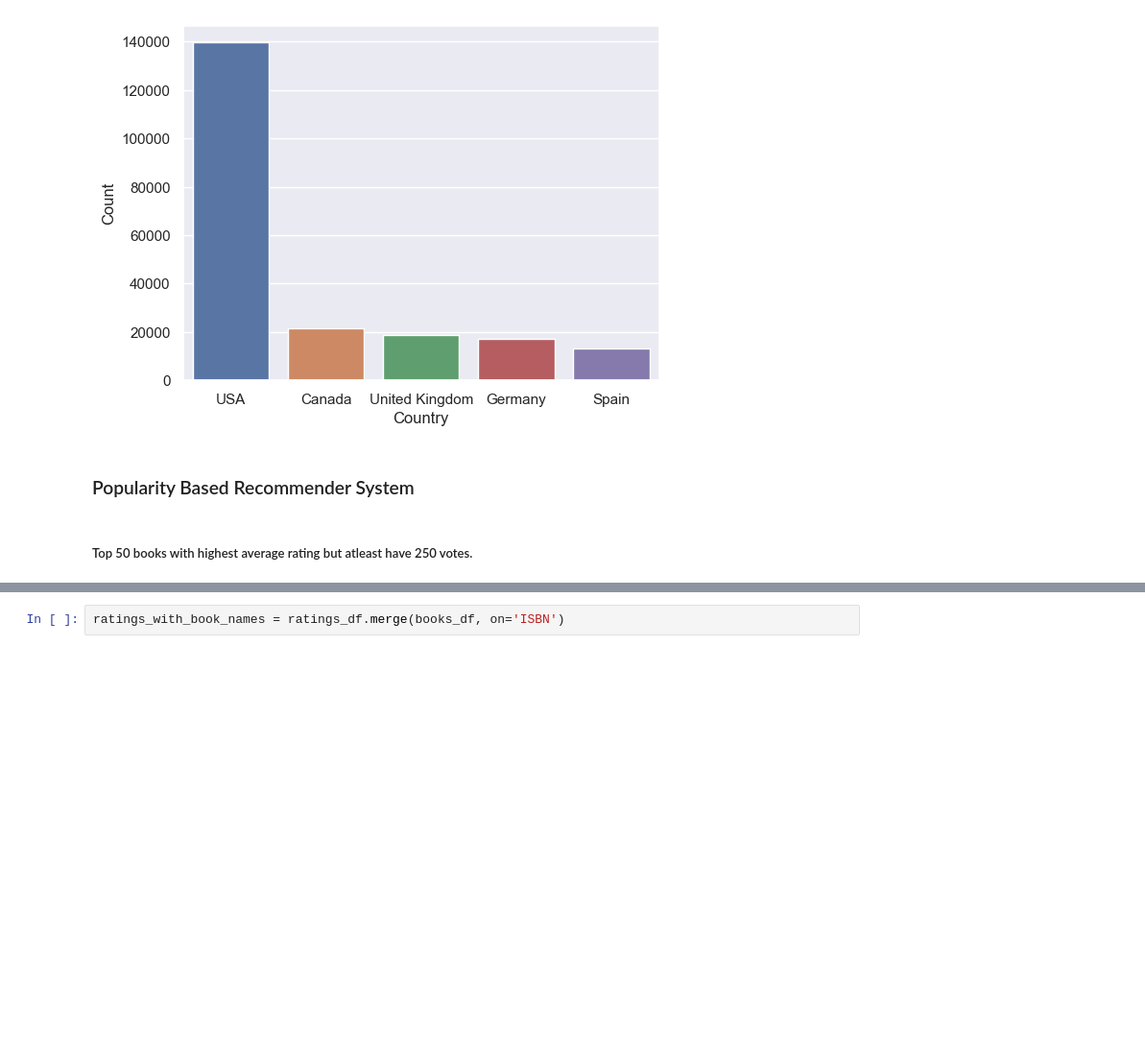
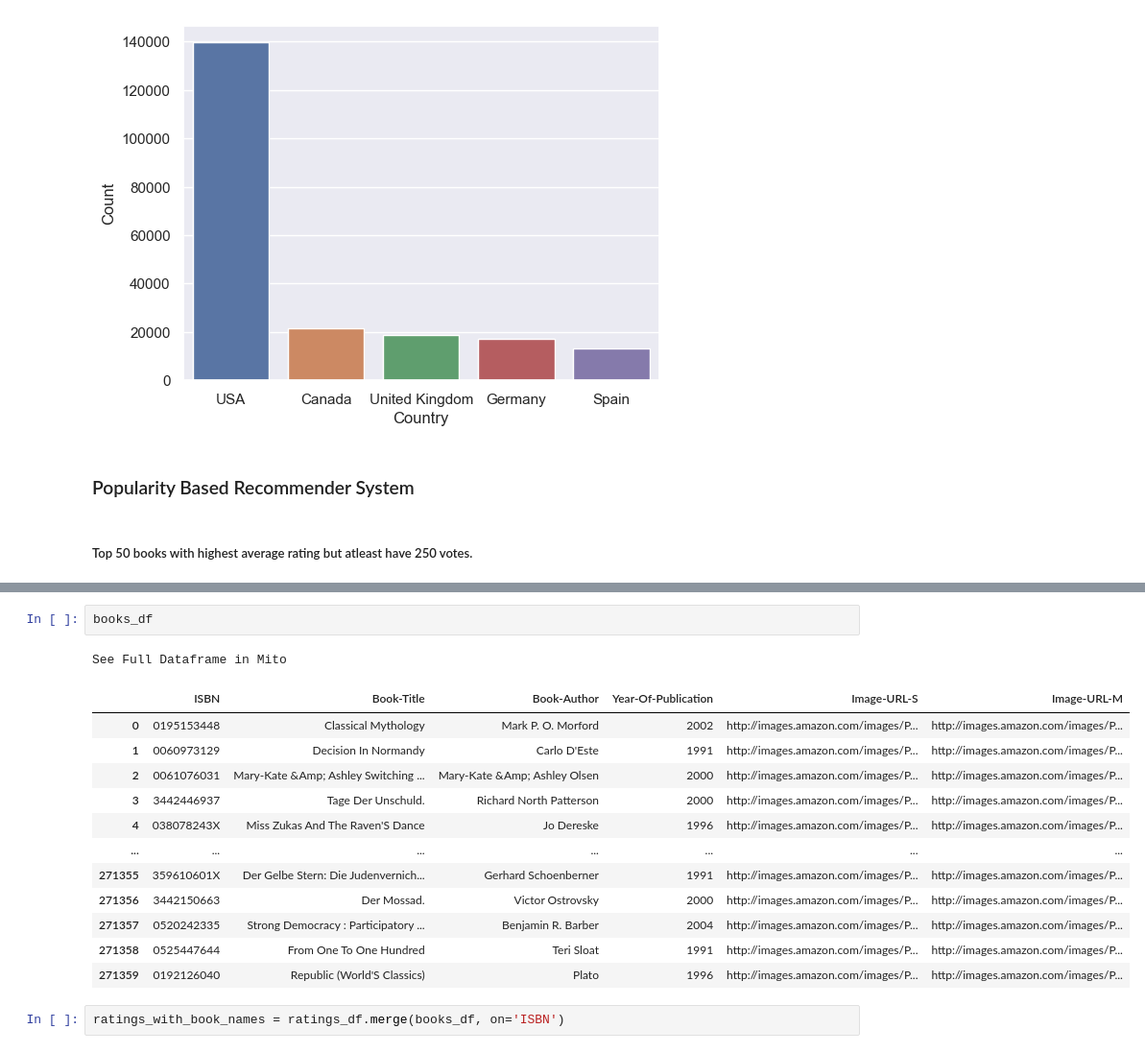
Before and after one commit to Shaktijain9/Book-Recommender-System, a Jupyter notebook: Book-Recommender-System.ipynb, the cells around one changed output, grey strips where cells are left out. Shown: that part at 96% size. Cells and saved outputs as stored; diff of their text form; blank space fills up the shorter version.

```diff
--- a/Book-Recommender-System.ipynb
+++ b/Book-Recommender-System.ipynb
@@ -275,2 +275,18 @@ See Full Dataframe in Mito
+# %%
+books_df
+# %% [output]
+See Full Dataframe in Mito
+|  | ISBN | Book-Title | Book-Author | Year-Of-Publication | Image-URL-S | Image-URL-M |
+| 0 | 0195153448 | Classical Mythology | Mark P. O. Morford | 2002 | http://images.amazon.com/images/P... | http://images.amazon.com/images/P... |
+| 1 | 0060973129 | Decision In Normandy | Carlo D'Este | 1991 | http://images.amazon.com/images/P... | http://images.amazon.com/images/P... |
+| 2 | 0061076031 | Mary-Kate &Amp; Ashley Switching ... | Mary-Kate &Amp; Ashley Olsen | 2000 | http://images.amazon.com/images/P... | http://images.amazon.com/images/P... |
+| 3 | 3442446937 | Tage Der Unschuld. | Richard North Patterson | 2000 | http://images.amazon.com/images/P... | http://images.amazon.com/images/P... |
+| 4 | 038078243X | Miss Zukas And The Raven'S Dance | Jo Dereske | 1996 | http://images.amazon.com/images/P... | http://images.amazon.com/images/P... |
+| ... | ... | ... | ... | ... | ... | ... |
+| 271355 | 359610601X | Der Gelbe Stern: Die Judenvernich... | Gerhard Schoenberner | 1991 | http://images.amazon.com/images/P... | http://images.amazon.com/images/P... |
+| 271356 | 3442150663 | Der Mossad. | Victor Ostrovsky | 2000 | http://images.amazon.com/images/P... | http://images.amazon.com/images/P... |
+| 271357 | 0520242335 | Strong Democracy : Participatory ... | Benjamin R. Barber | 2004 | http://images.amazon.com/images/P... | http://images.amazon.com/images/P... |
+| 271358 | 0525447644 | From One To One Hundred | Teri Sloat | 1991 | http://images.amazon.com/images/P... | http://images.amazon.com/images/P... |
+| 271359 | 0192126040 | Republic (World'S Classics) | Plato | 1996 | http://images.amazon.com/images/P... | http://images.amazon.com/images/P... |
 # %%
 ratings_with_book_names = ratings_df.merge(books_df, on='ISBN')
```
Also changed, not shown: parts of 49 cells of this notebook.
